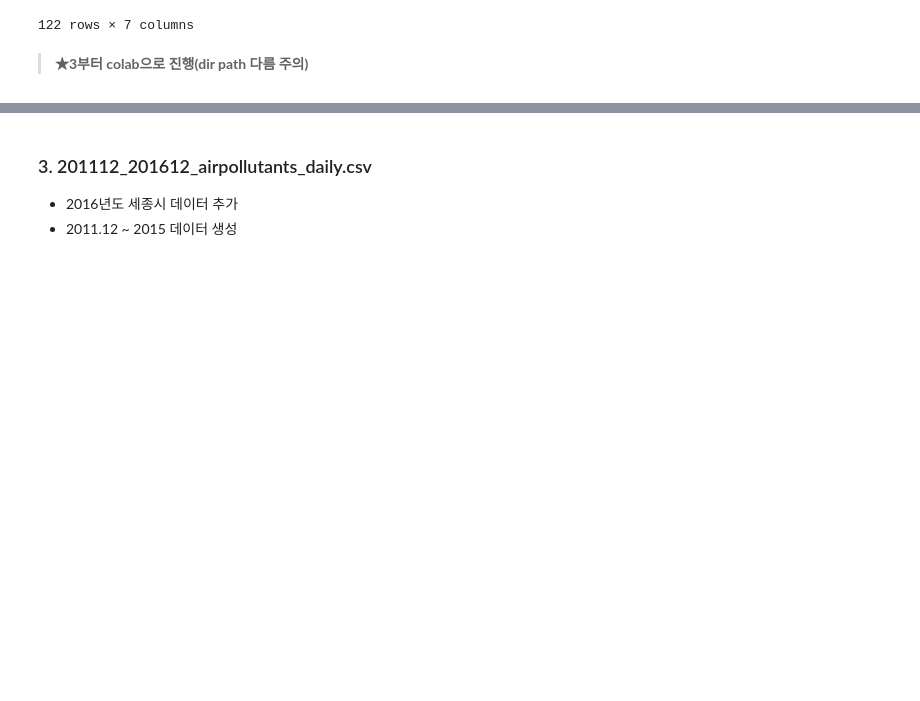
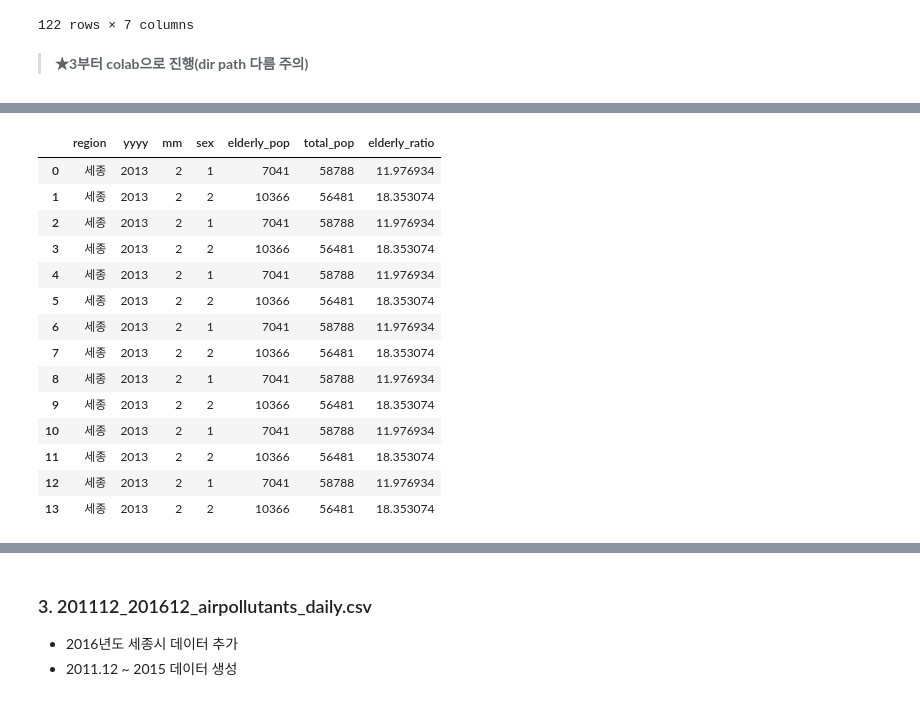
Before and after one commit to leech2193/weather_hospital_sowhat, a Jupyter notebook: [preprocessing] sejong-si data.ipynb, the cells around one changed output, grey strips where cells are left out. Saved outputs shown, nothing was run; the diff lists cells and outputs as text; code cells hidden in the pictures; blank space fills up the shorter version.

```diff
--- a/[preprocessing] sejong-si data.ipynb
+++ b/[preprocessing] sejong-si data.ipynb
@@ -137,0 +185,23 @@ elderly.to_csv('Z:/공모전/날씨빅데이터콘테스트(공유)/data/201112_
+# %%
+tmp_sejong2 = elderly[elderly.region == '세종'].iloc[14:16,:].copy()
+tmp_sejong3 = tmp_sejong2.copy()
+for _ in range(6):
+    tmp_sejong3 = pd.concat([tmp_sejong3, tmp_sejong2], axis=0)
+tmp_sejong3.reset_index(inplace=True, drop=True)
+tmp_sejong3
+# %% [output]
+|  | region | yyyy | mm | sex | elderly_pop | total_pop | elderly_ratio |
+| 0 | 세종 | 2013 | 2 | 1 | 7041 | 58788 | 11.976934 |
+| 1 | 세종 | 2013 | 2 | 2 | 10366 | 56481 | 18.353074 |
+| 2 | 세종 | 2013 | 2 | 1 | 7041 | 58788 | 11.976934 |
+| 3 | 세종 | 2013 | 2 | 2 | 10366 | 56481 | 18.353074 |
+| 4 | 세종 | 2013 | 2 | 1 | 7041 | 58788 | 11.976934 |
+| 5 | 세종 | 2013 | 2 | 2 | 10366 | 56481 | 18.353074 |
+| 6 | 세종 | 2013 | 2 | 1 | 7041 | 58788 | 11.976934 |
+| 7 | 세종 | 2013 | 2 | 2 | 10366 | 56481 | 18.353074 |
+| 8 | 세종 | 2013 | 2 | 1 | 7041 | 58788 | 11.976934 |
+| 9 | 세종 | 2013 | 2 | 2 | 10366 | 56481 | 18.353074 |
+| 10 | 세종 | 2013 | 2 | 1 | 7041 | 58788 | 11.976934 |
+| 11 | 세종 | 2013 | 2 | 2 | 10366 | 56481 | 18.353074 |
+| 12 | 세종 | 2013 | 2 | 1 | 7041 | 58788 | 11.976934 |
+| 13 | 세종 | 2013 | 2 | 2 | 10366 | 56481 | 18.353074 |
```
Also changed, not shown: parts of 16 cells of this notebook.
